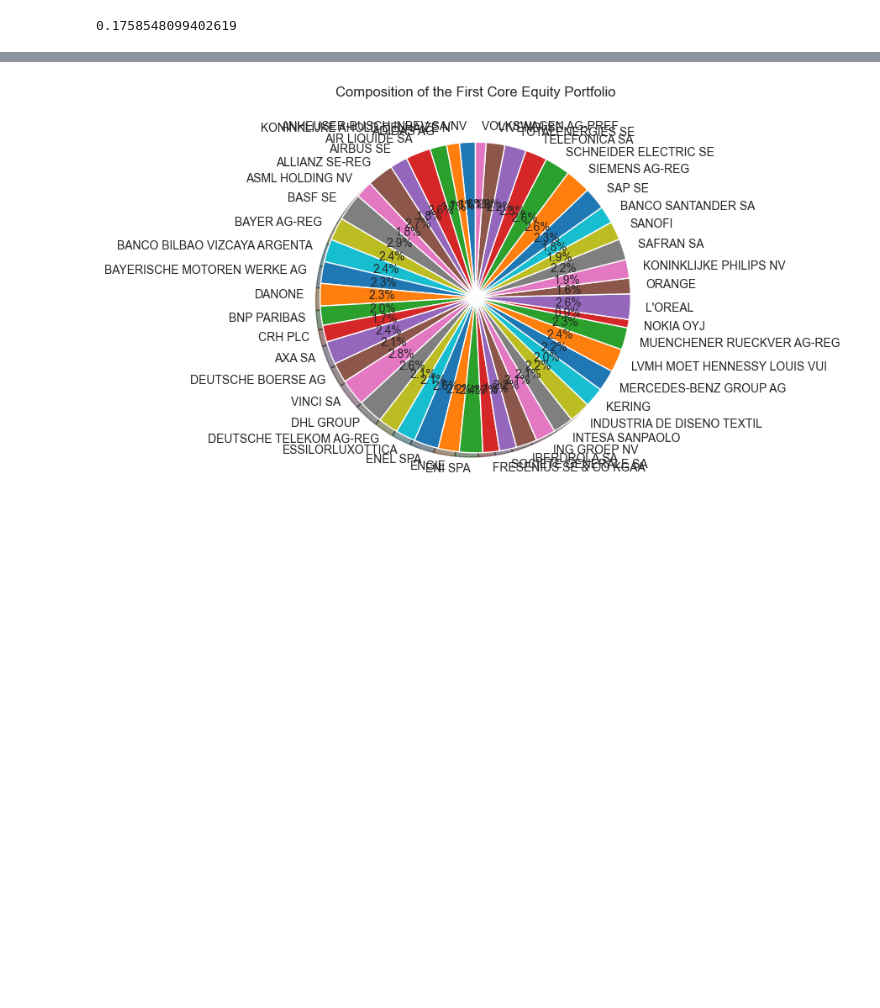
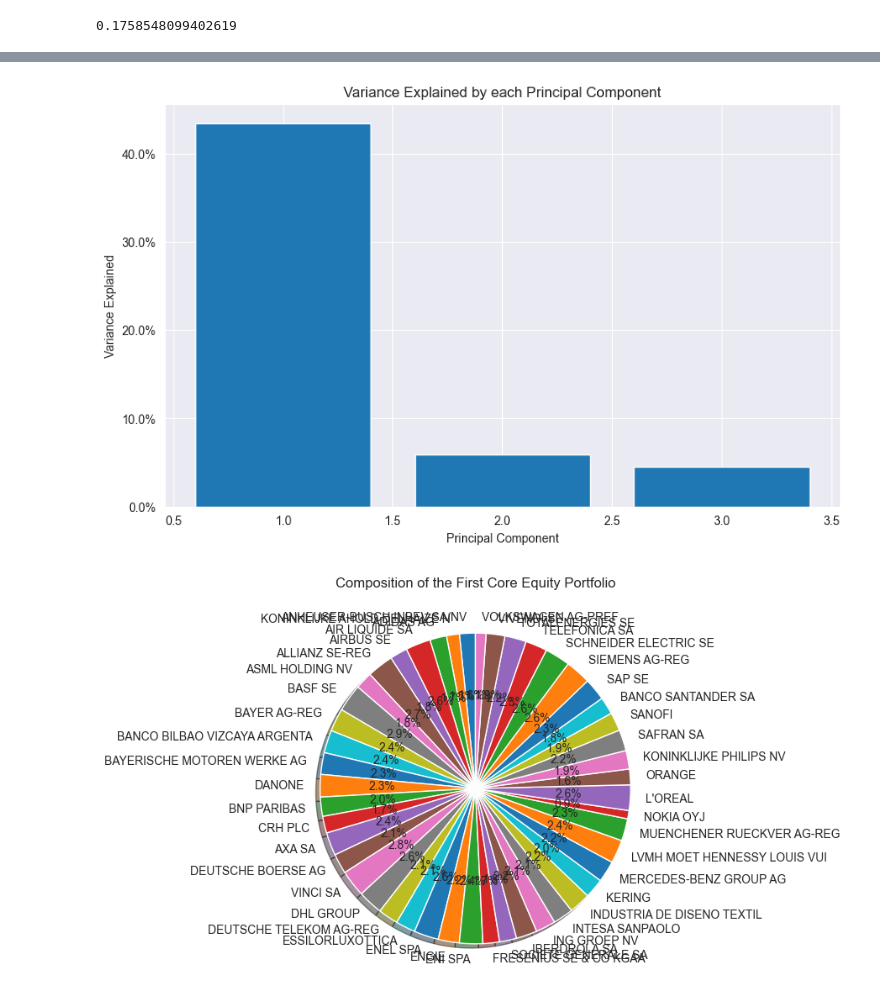
Before and after one commit to RomainCastellarnau/Financial-Econometrics-II, a Jupyter notebook: Code/core_portfolio.ipynb, the cells around one changed output, grey strips where cells are left out. Saved outputs shown, nothing was run; the diff lists cells and outputs as text; code cells hidden in the pictures; blank space fills up the shorter version.

```diff
--- a/Code/core_portfolio.ipynb
+++ b/Code/core_portfolio.ipynb
@@ -121,3 +165,7 @@ model.plot_alpha_distribution()
+# %%
+model.plot_variance_explained()
+# %% [output]
+[figure, added]
 # %%
 model.plot_core_ptf_comp()
 # %% [output]
```
Also changed, not shown: parts of 10 cells of this notebook, 2 other files.
